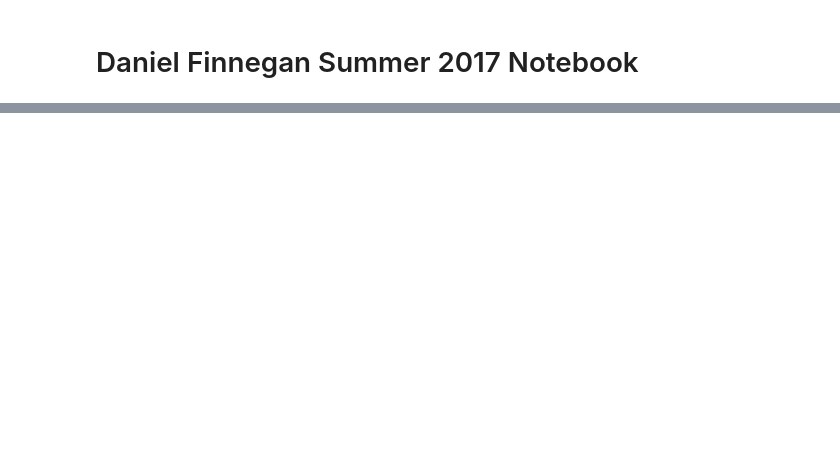
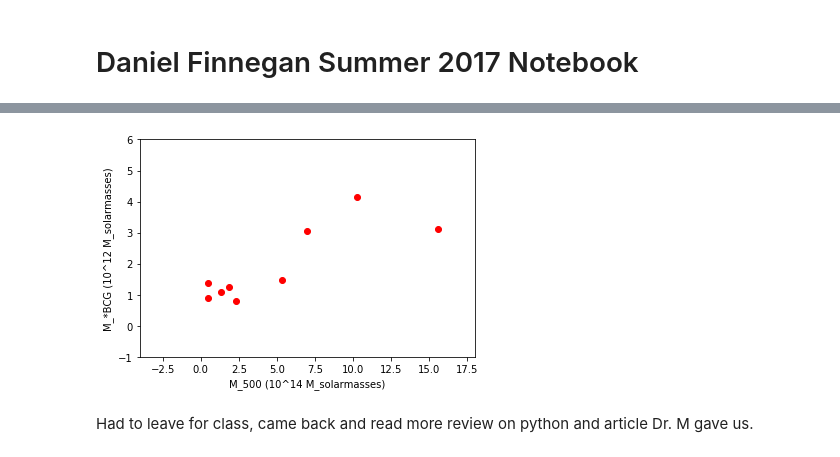
Before and after one commit to moustakas/siena-astrophysics, a Jupyter notebook: summer2017/daniel/Dan_Finnegan_Summer17.ipynb, the cells around one changed output, grey strips where cells are left out. Saved outputs shown, nothing was run; the diff lists cells and outputs as text; code cells hidden in the pictures; blank space fills up the shorter version.

```diff
--- a/summer2017/daniel/Dan_Finnegan_Summer17.ipynb
+++ b/summer2017/daniel/Dan_Finnegan_Summer17.ipynb
@@ -23,0 +46,11 @@ plt.scatter(x,ynoisy)
+# %%
+import matplotlib.pyplot as plt
+plt.plot([0.47,0.46,1.34,1.86,2.35,5.34,7.00,10.30,15.60],[1.38,0.91,1.09,1.26,0.79,1.47,3.06,4.14,3.12],'ro')
+plt.axis([-4,18,-1,6])
+plt.xlabel('M_500 (10^14 M_solarmasses)')
+plt.ylabel('M_*BCG (10^12 M_solarmasses)')
+plt.show()
+# %% [output]
+[figure, added]
+# %% [markdown]
+Had to leave for class, came back and read more review on python and article Dr. M gave us.
```
Also changed, not shown: parts of 34 cells of this notebook, 3 other files.
